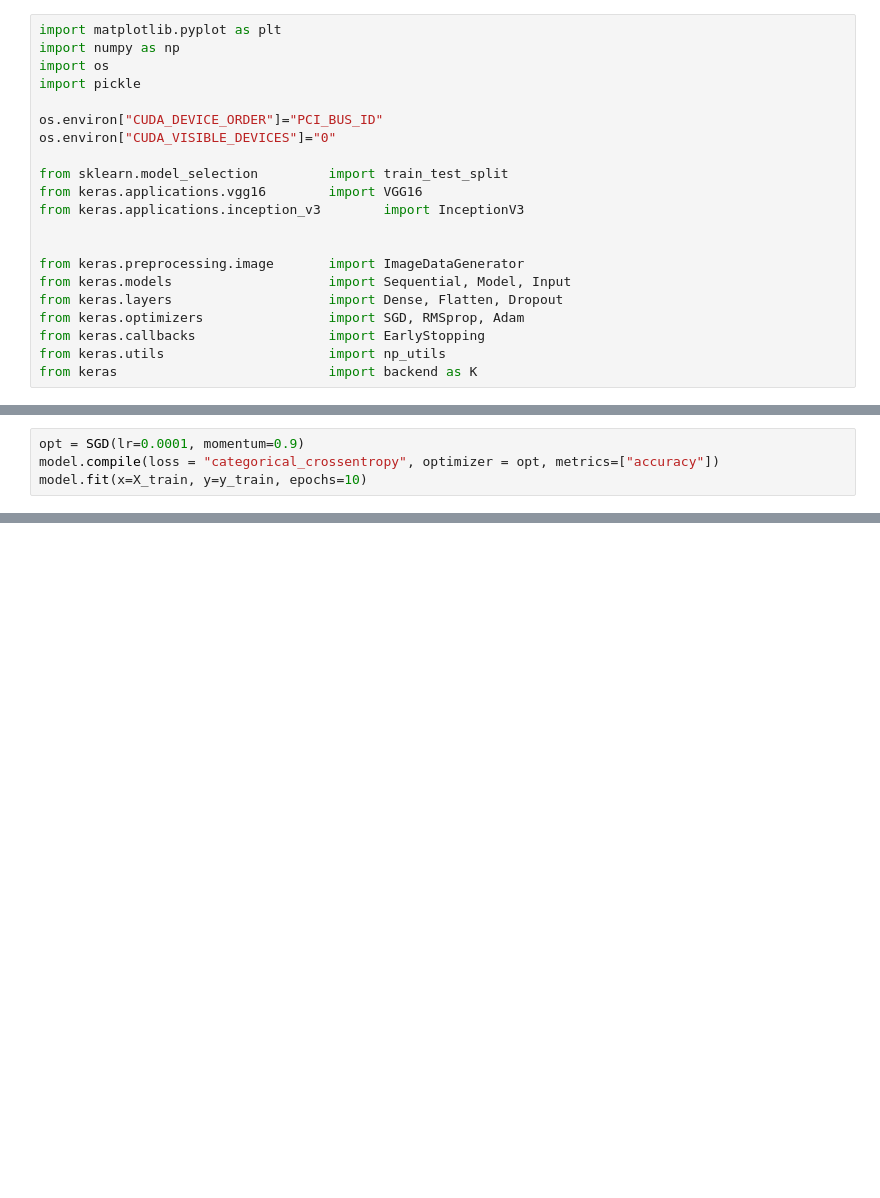
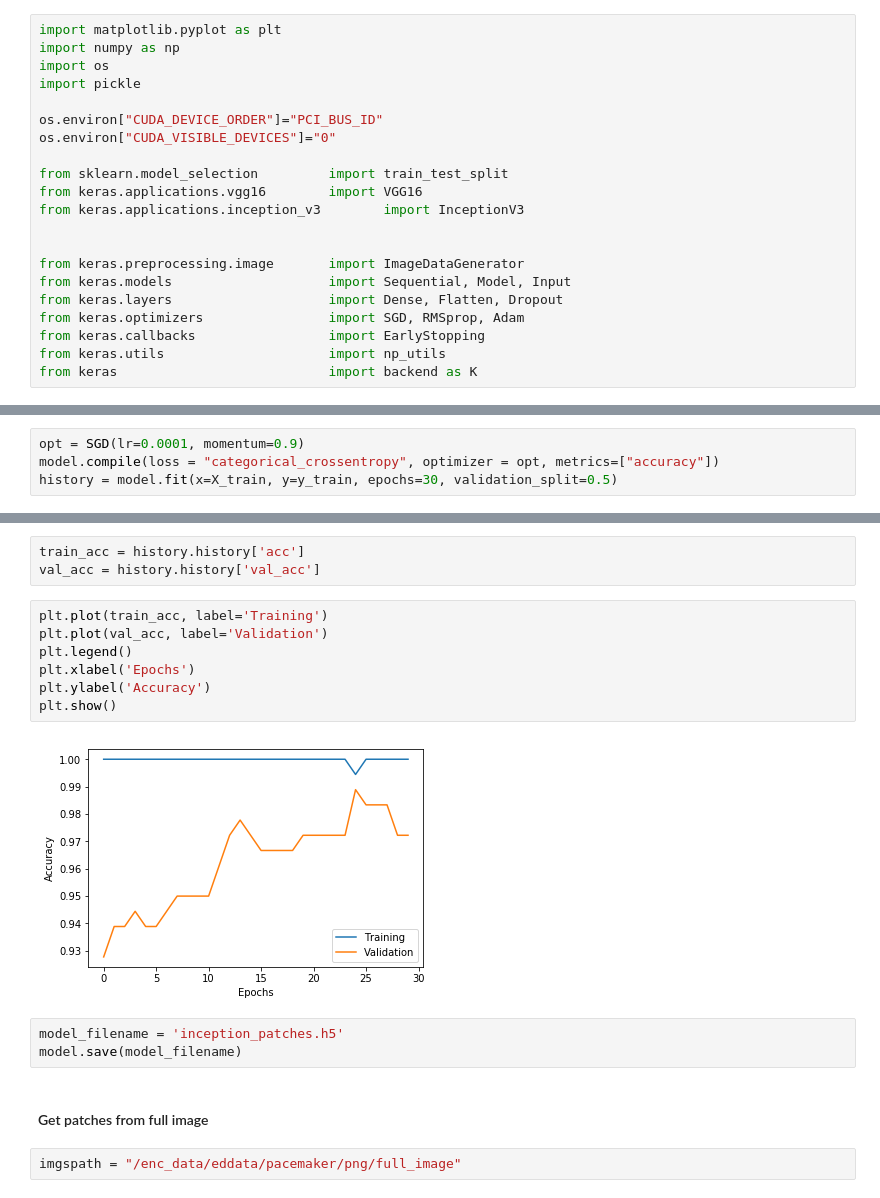
Before and after one commit to liandrea4/pacemaker, a Jupyter notebook: run_patches_inception.ipynb, the cells around one changed output, grey strips where cells are left out. Cells and saved outputs as stored; diff of their text form; blank space fills up the shorter version.

Commit message:
ran patch model on full image

```diff
--- a/run_patches_inception.ipynb
+++ b/run_patches_inception.ipynb
@@ -118,5 +111,5 @@ model = Model(inputs=base_model.input, outputs=predictions)
 # %%
 opt = SGD(lr=0.0001, momentum=0.9)
 model.compile(loss = "categorical_crossentropy", optimizer = opt, metrics=["accuracy"])
-model.fit(x=X_train, y=y_train, epochs=10)
+history = model.fit(x=X_train, y=y_train, epochs=30, validation_split=0.5)
 # %% [output]
@@ -149,0 +139,19 @@ print(accuracy)
+# %%
+train_acc = history.history['acc']
+val_acc = history.history['val_acc']
+# %%
+plt.plot(train_acc, label='Training')
+plt.plot(val_acc, label='Validation')
+plt.legend()
+plt.xlabel('Epochs')
+plt.ylabel('Accuracy')
+plt.show()
+# %% [output]
+[figure, added]
+# %%
+model_filename = 'inception_patches.h5'
+model.save(model_filename)
+# %% [markdown]
+#### Get patches from full image
+# %%
+imgspath = "/enc_data/eddata/pacemaker/png/full_image"
```
Also changed, not shown: parts of 12 cells of this notebook.
